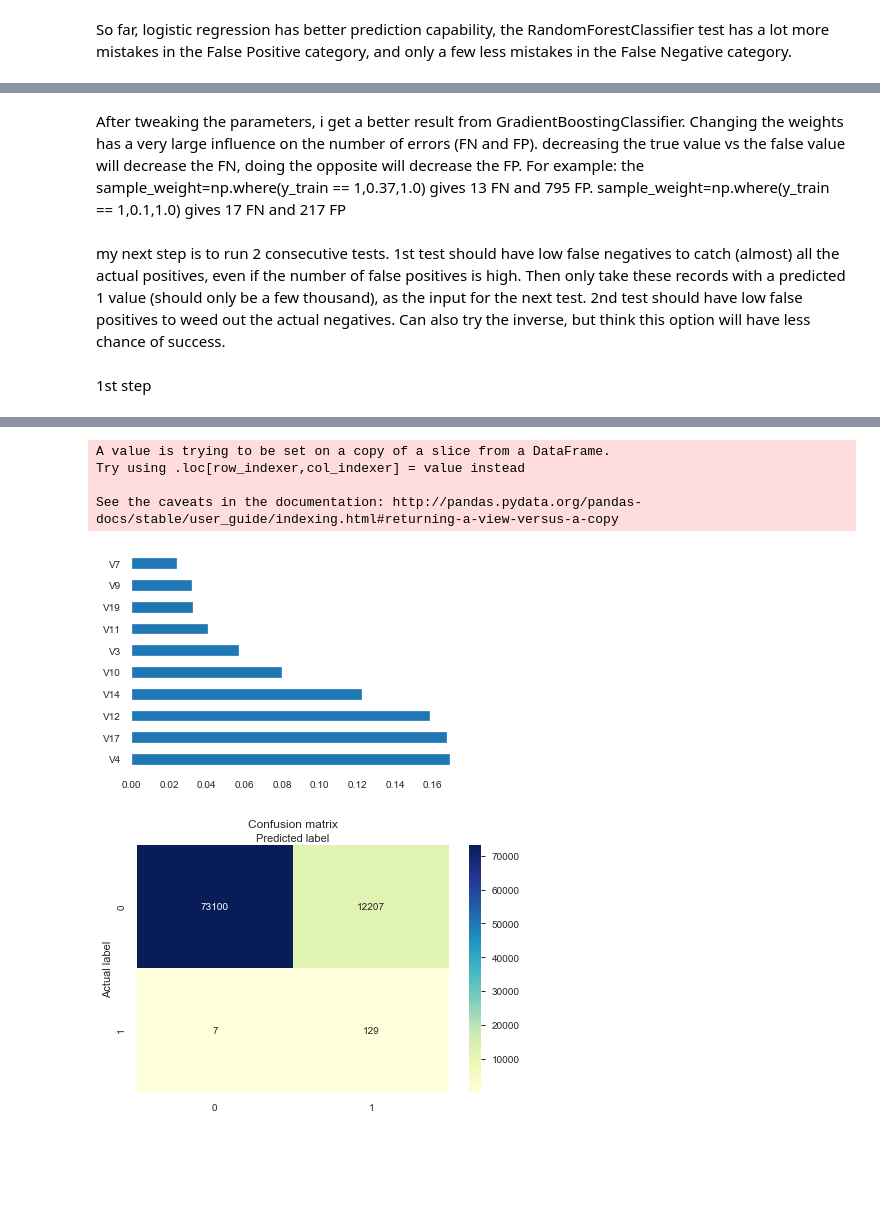
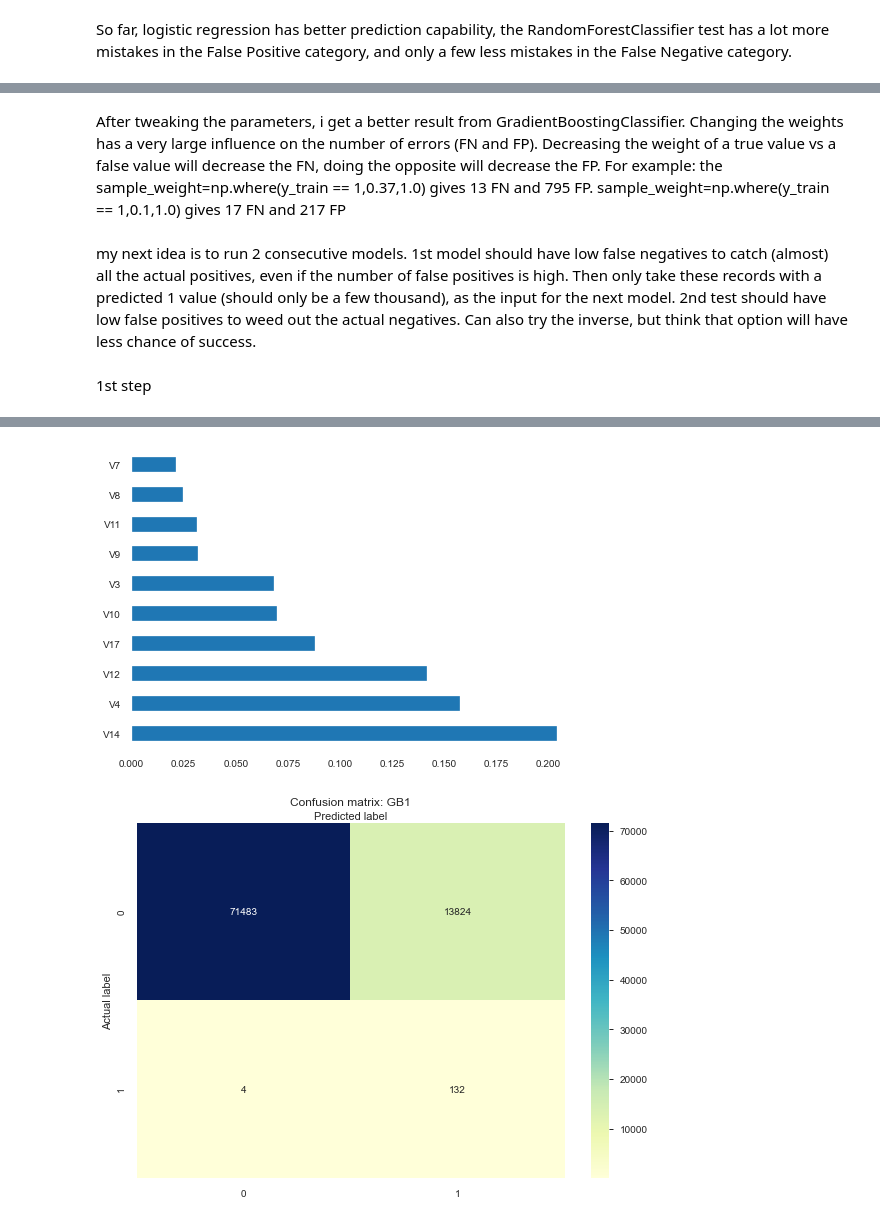
Before and after one commit to donaldsrepo/imbalanced_data, a Jupyter notebook: DonCreditCardImbalancedDataSet.ipynb, the cells around one changed output, grey strips where cells are left out. Saved outputs shown, nothing was run; the diff lists cells and outputs as text; code cells hidden in the pictures; blank space fills up the shorter version.

```diff
--- a/DonCreditCardImbalancedDataSet.ipynb
+++ b/DonCreditCardImbalancedDataSet.ipynb
@@ -220,0 +252,16 @@ Text(0.5, 257.44, 'Predicted label')
+# %%
+def display_metrics(model_name, train_features, test_features, train_label, test_label, pred):
+    print(model_name.score(test_features, test_label))
+    print(pd.Series(model_name.feature_importances_, index=train_features.columns[:]).nlargest(10).plot(kind='barh'))
+    print("Accuracy score (training): {0:.3f}".format(model_name.score(train_features, train_label)))
+    print("Accuracy score (validation): {0:.3f}".format(model_name.score(test_features, test_label)))
+    print("Confusion Matrix:")
+    tn, fp, fn, tp = confusion_matrix(test_label, pred).ravel()
+    total = tn+ fp+ fn+ tp
+    print("false positive pct:",(fp/total)*100)
+    print("tn", " fp", " fn", " tp")
+    print(tn, fp, fn, tp)
+    print(confusion_matrix(test_label, pred))
+    print("Classification Report")
+    print(classification_report(test_label, pred))
+    return tn, fp, fn, tp
@@ -387,8 +389,8 @@ Text(0.5, 257.44, 'Predicted label')
 # %% [markdown]
-After tweaking the parameters, i get a better result from GradientBoostingClassifier. Changing the weights has a very large influence on the number of errors (FN and FP). decreasing the true value vs the false value will decrease the FN, doing the opposite will decrease the FP. For example:  the sample_weight=np.where(y_train == 1,0.37,1.0) gives 13 FN and 795 FP. sample_weight=np.where(y_train == 1,0.1,1.0) gives 17 FN and 217 FP
+After tweaking the parameters, i get a better result from GradientBoostingClassifier. Changing the weights has a very large influence on the number of errors (FN and FP). Decreasing the weight of a true value vs a false value will decrease the FN, doing the opposite will decrease the FP. For example:  the sample_weight=np.where(y_train == 1,0.37,1.0) gives 13 FN and 795 FP. sample_weight=np.where(y_train == 1,0.1,1.0) gives 17 FN and 217 FP
 # %% [markdown]
-my next step is to run 2 consecutive tests. 1st test should have low false negatives to catch (almost) all the actual positives, even if the number of false positives is high. Then only take these records with a predicted 1 value (should only be a few thousand), as the input for the next test. 2nd test should have low false positives to weed out the actual negatives.
-Can also try the inverse, but think this option will have less chance of success.
+my next idea is to run 2 consecutive models. 1st model should have low false negatives to catch (almost) all the actual positives, even if the number of false positives is high. Then only take these records with a predicted 1 value (should only be a few thousand), as the input for the next model. 2nd test should have low false positives to weed out the actual negatives.
+Can also try the inverse, but think that option will have less chance of success.
 # %% [markdown]
 1st step
 # %%
@@ -401,43 +403,12 @@ gb_clf = GradientBoostingClassifier(n_estimators=20, learning_rate=0.1, max_feat
 #gb_clf.fit(X_train, y_train)
 
 #since a false negative is much more likely than a false positive, we should weight them accordingly.
-#IE Finding a true one is more important
+#IE Finding a true one is more important, also more rare
 gb_clf.fit( X_train, y_train, sample_weight=np.where(y_train == 1,5.0,1.0) )
 
 #use model to predict validation dataset
 predictions = gb_clf.predict(X_test)
-print(gb_clf.score(X_test, y_test))
-print(pd.Series(gb_clf.feature_importances_, index=X_train.columns[:]).nlargest(10).plot(kind='barh'))
-print("Accuracy score (training): {0:.3f}".format(gb_clf.score(X_train, y_train)))
-print("Accuracy score (validation): {0:.3f}".format(gb_clf.score(X_test, y_test)))
-print("Confusion Matrix:")
-tn1, fp, fn1, tp = confusion_matrix(y_test, predictions).ravel()
-total = tn1+ fp+ fn1+ tp
-print("false positive pct:",(fp/total)*100)
-print("tn1", " fp", " fn1", " tp")
-print(tn1, fp, fn1, tp)
-print(confusion_matrix(y_test, predictions))
-print("Classification Report")
-print(classification_report(y_test, predictions))
 
-cnf_matrix=metrics.confusion_matrix(y_test, predictions)
-cnf_matrix
-
-#Visualize confusion matrix using heat map cnf_matrix=metrics.confusion_matrix(y_test, predictions) cnf_matrix
-
-class_names=[0,1] # name of classes
-fig, ax = plt.subplots()
-tick_marks = np.arange(len(class_names))
-plt.xticks(tick_marks, class_names)
-plt.yticks(tick_marks, class_names)
-
-#create heatmap
-sns.heatmap(pd.DataFrame(cnf_matrix), annot=True, cmap="YlGnBu" ,fmt='g')
-ax.xaxis.set_label_position("top")
-plt.tight_layout()
-plt.title('Confusion matrix', y=1.1)
-plt.ylabel('Actual label')
-plt.xlabel('Predicted label')
-
-X_test['Prediction'] = predictions
+tn1, fp1, fn1, tp1 = display_metrics(gb_clf, X_train, X_test, y_train, y_test, predictions)
+visualize(y_test, predictions, 'GB1')
 # %% [output]
@@ -463,6 +434,2 @@ weighted avg       1.00      0.86      0.92     85443
-A value is trying to be set on a copy of a slice from a DataFrame.
-Try using .loc[row_indexer,col_indexer] = value instead
-
-See the caveats in the documentation: http://pandas.pydata.org/pandas-docs/stable/user_guide/indexing.html#returning-a-view-versus-a-copy
-[figure, old version]
+[figure, new version]
-[figure, old version]
+[figure, new version]
```
Also changed, not shown: parts of 39 cells of this notebook, 1 other file.
